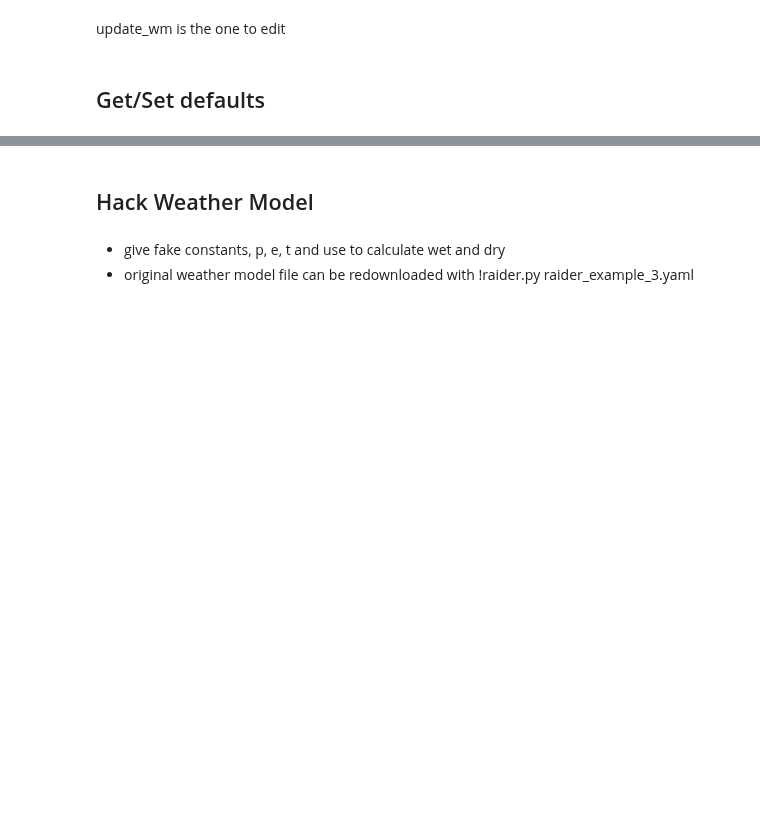
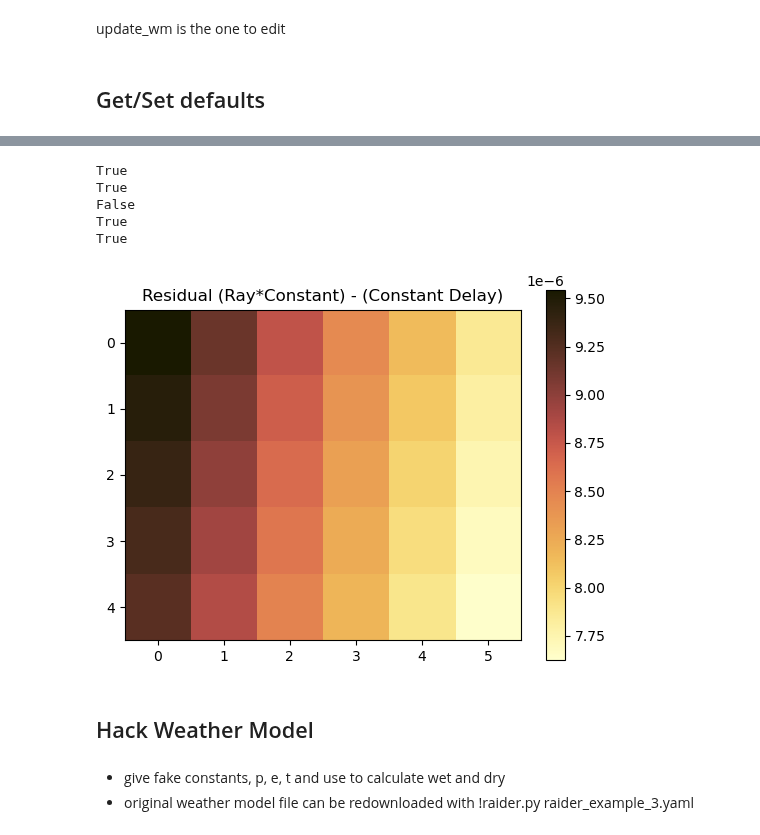
Before and after one commit to dbekaert/RAiDER-docs, a Jupyter notebook: notebooks/Synthetic_Test/SyntheticTest.ipynb, the cells around one changed output, grey strips where cells are left out. Drawn from its saved outputs; the diff is of its cells as text; code cells hidden in the pictures; blank space fills up the shorter version.

```diff
--- a/notebooks/Synthetic_Test/SyntheticTest.ipynb
+++ b/notebooks/Synthetic_Test/SyntheticTest.ipynb
@@ -65,3 +370,30 @@ orbit = f'{WD}/S1B_OPER_AUX_POEORB_OPOD_20210317T025713_V20200129T225942_2020013
+# %%
+ds = xr.open_dataset(f'{wd}/{WM}_tropo_20200130T135245_ray.nc')
+da = ds['hydro']
+
+print (np.allclose(dat[0], da.data[0])) # true
+print (np.allclose(dat[1], da.data[1])) # true
+
+print (np.allclose(dat[2], da.data[2])) # False?
+
+print (np.allclose(dat[3], da.data[3])) # true
+
+print (np.allclose(dat, da.data, atol=1e-5)) # slightl
+ds.close()
+# %% [output]
+True
+True
+False
+True
+True
+# %%
+%matplotlib inline
+# plt.switch_backend('MacOSX')
+plt.imshow(dat[2] - da.data[2], cmap='cmc.lajolla')
+plt.title('Residual (Ray*Constant) - (Constant Delay)')
+plt.colorbar();
+# %% [output]
+[figure, added]
 # %% [markdown]
 ## Hack Weather Model
 # %% [markdown]
```
Also changed, not shown: parts of 20 cells of this notebook.
